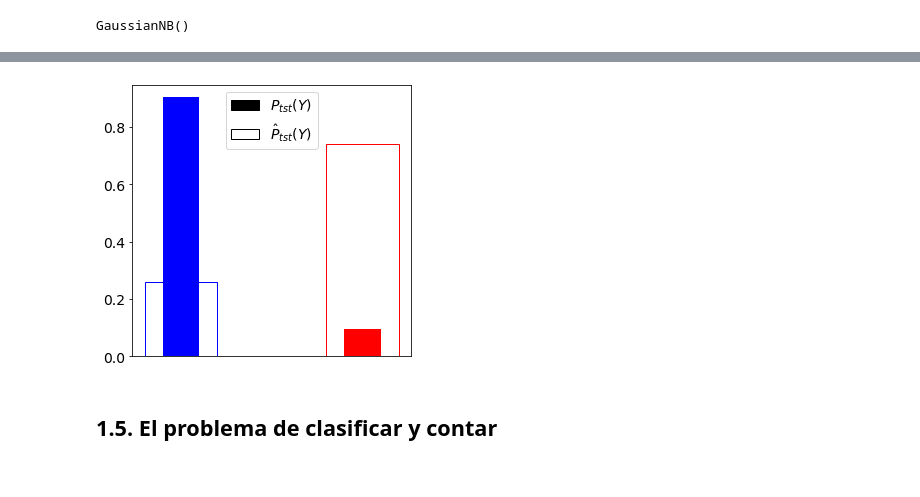
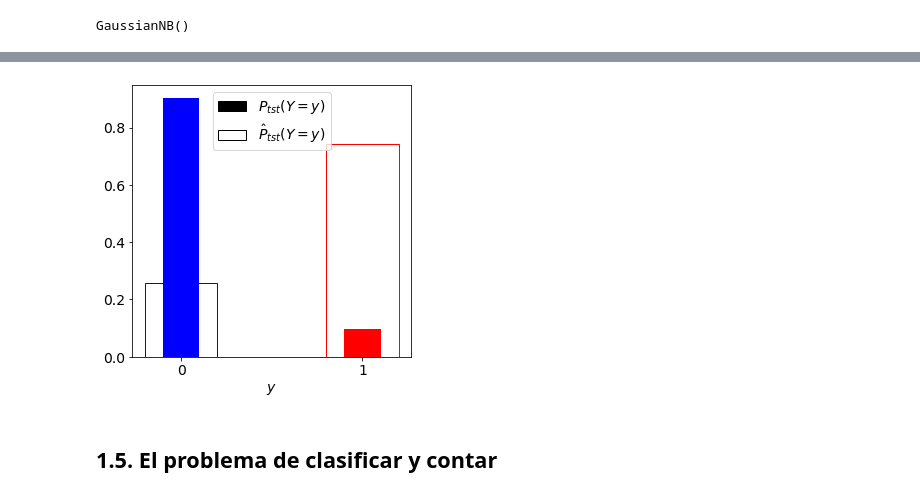
Before and after one commit to maxi-marufo/tesis, a Jupyter notebook: plots_teoria.ipynb, the cells around one changed output, grey strips where cells are left out. Saved outputs shown, nothing was run; the diff lists cells and outputs as text; code cells hidden in the pictures.

```diff
--- a/plots_teoria.ipynb
+++ b/plots_teoria.ipynb
@@ -312,39 +332,43 @@ f, ax = plt.subplots(1)
 f.set_size_inches(5, 5)
 fontsize = 14
 
-_, y_counts_test = np.unique(y_test, return_counts=True)
+unique, y_counts_test = np.unique(y_test, return_counts=True)
 _, y_counts_predict_test = np.unique(y_predict_test, return_counts=True)
 
-ax.xaxis.set_visible(False)
 colors = ['blue', 'red']
 ground_truth_bar = ax.bar(
     unique,
     y_counts_test/len(y_test),
     color=colors,
     width=0.2,
 )
 predictions_bar = ax.bar(
     unique,
     y_counts_predict_test/len(y_test),
     edgecolor=colors,
     width=0.4,
     fill=False,
 )
 ax.legend(
     [ground_truth_bar, predictions_bar],
-    [r'$P_{tst}(Y)$', r'$\hat P_{tst}(Y)$'],
+    [r'$P_{tst}(Y=y)$', r'$\hat P_{tst}(Y=y)$'],
     loc='upper center',
     fontsize=fontsize,
 )
 ax.tick_params(labelsize=fontsize)
+ax.xaxis.set_visible(True)
+ax.set_xticks(unique)
+ax.set_xticklabels(['0', '1'], fontsize=fontsize)
 leg = ax.get_legend()
 leg.legendHandles[0].set_color('black')
 leg.legendHandles[1].set_edgecolor('black')
+plt.xlabel(r'$y$', fontsize=fontsize)
+
 plt.yticks(fontsize=fontsize)
 plt.savefig(f'{output_dir}/cambios_test_barplot.png')
 plt.show()
 # %% [output]
-[figure, old version]
+[figure, new version]
 # %% [markdown]
 ## 1.5. El problema de clasificar y contar
 # %%
```
Also changed, not shown: parts of 11 cells of this notebook, 15 other files.
